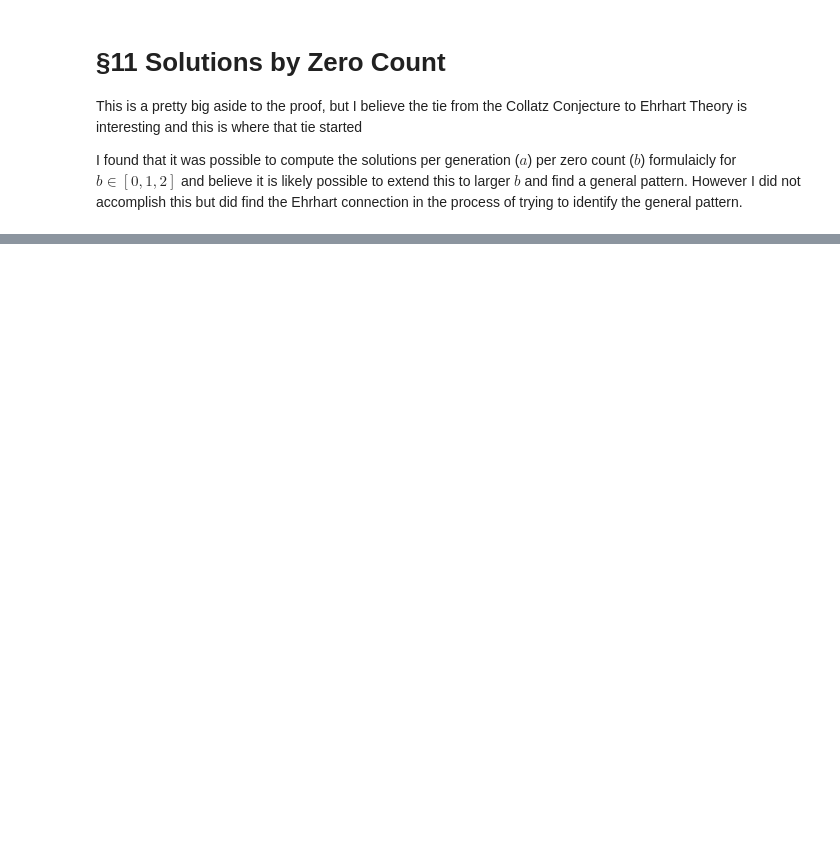
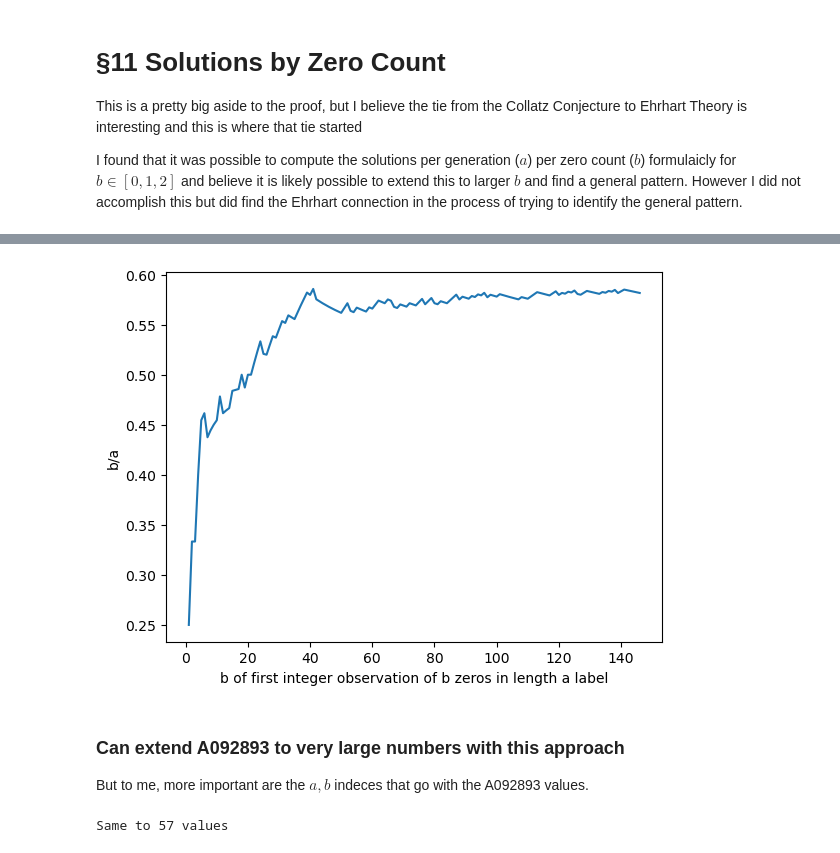
Before and after one commit to acybppres/Lothar, a Jupyter notebook: Collatz/proof-support.ipynb, the cells around one changed output, grey strips where cells are left out. Drawn from its saved outputs; the diff is of its cells as text; code cells hidden in the pictures; blank space fills up the shorter version.

Commit message:
First paper mostly done

```diff
--- a/Collatz/proof-support.ipynb
+++ b/Collatz/proof-support.ipynb
@@ -1053,0 +1756,4 @@ array([18.,  9., 16.])
+# %%
+for a in range(11,23,2):
+    L = list(generationIntegers_0000(a))
+    print((a, len(L), L))
@@ -1053,0 +1841,54 @@ array([18.,  9., 16.])
+# %%
+def collectMin_a_for_b(max_a):
+    tup = min_a_for_b_0
+    yield tup
+    a, b, val = tup
+    while a < max_a:
+        tup = next_min_a_for_b(tup)
+        yield tup
+        a, b, val = tup
+#
+# %%
+# I let this run overnight for the chart in the paper, but this gives a good chart in a minute:
+abval_list = list(collectMin_a_for_b(250))
+# %%
+def XY_from_abval(abval):
+    a, b, val = abval
+    return b, b/a
+#
+
+def plot_abval(abval_list):
+    X = []
+    Y = []
+    for abval in abval_list:
+        x, y = XY_from_abval(abval)
+        X.append(x)
+        Y.append(y)
+
+    # Plot $b/a$ vs $b$ where $a$ is the generation (label length) where we first obtain an integer with $b$ zeros in the label.
+    plt.plot(X, Y)
+    plt.xlabel("b of first integer observation of b zeros in length a label")
+    plt.ylabel("b/a")
+    plt.show()
+#
+# %%
+plot_abval(abval_list)
+# %% [output]
+[figure, added]
+# %% [markdown]
+### Can extend A092893 to very large numbers with this approach
+
+But to me, more important are the $a, b$ indeces that go with the A092893 values.
+# %%
+A092893_from_OEIS = [1, 5, 3, 17, 11, 7, 9, 25, 33, 43, 57, 39, 105, 135, 185, 123, 169, 219, 159, 379, 283, 377, 251, 167, 111, 297, 395, 263, 175, 233, 155, 103, 137, 91, 121, 161, 107, 71, 47, 31, 41, 27, 73, 97, 129, 171, 231, 313, 411, 543, 731, 487, 327, 859, 1145, 763, 1017, 1351]
+def compareTo_A092893(abval_list):
+    N = len(A092893_from_OEIS)-1  # We didn't include the "0 b => 1" case
+    for i in range(N):
+        if A092893_from_OEIS[i+1] != abval_list[i][2]:
+            print(f"Mismatch: {A092893_from_OEIS[i]} vs {abval_list[i]}")
+            return
+    print(f"Same to {N} values")
+#
+compareTo_A092893(abval_list)
+# %% [output]
+Same to 57 values
```
Also changed, not shown: parts of 147 cells of this notebook, 8 other files.
